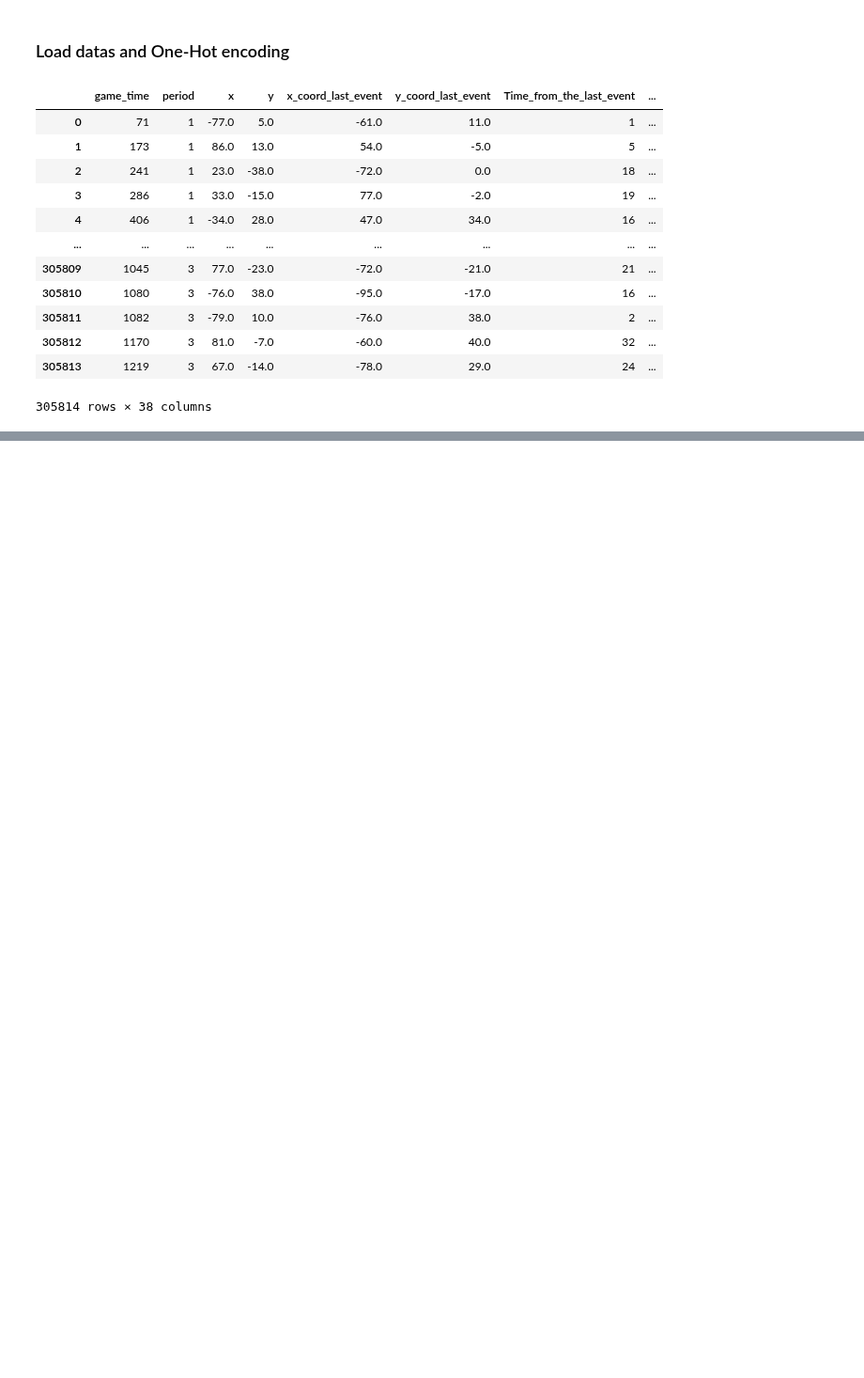
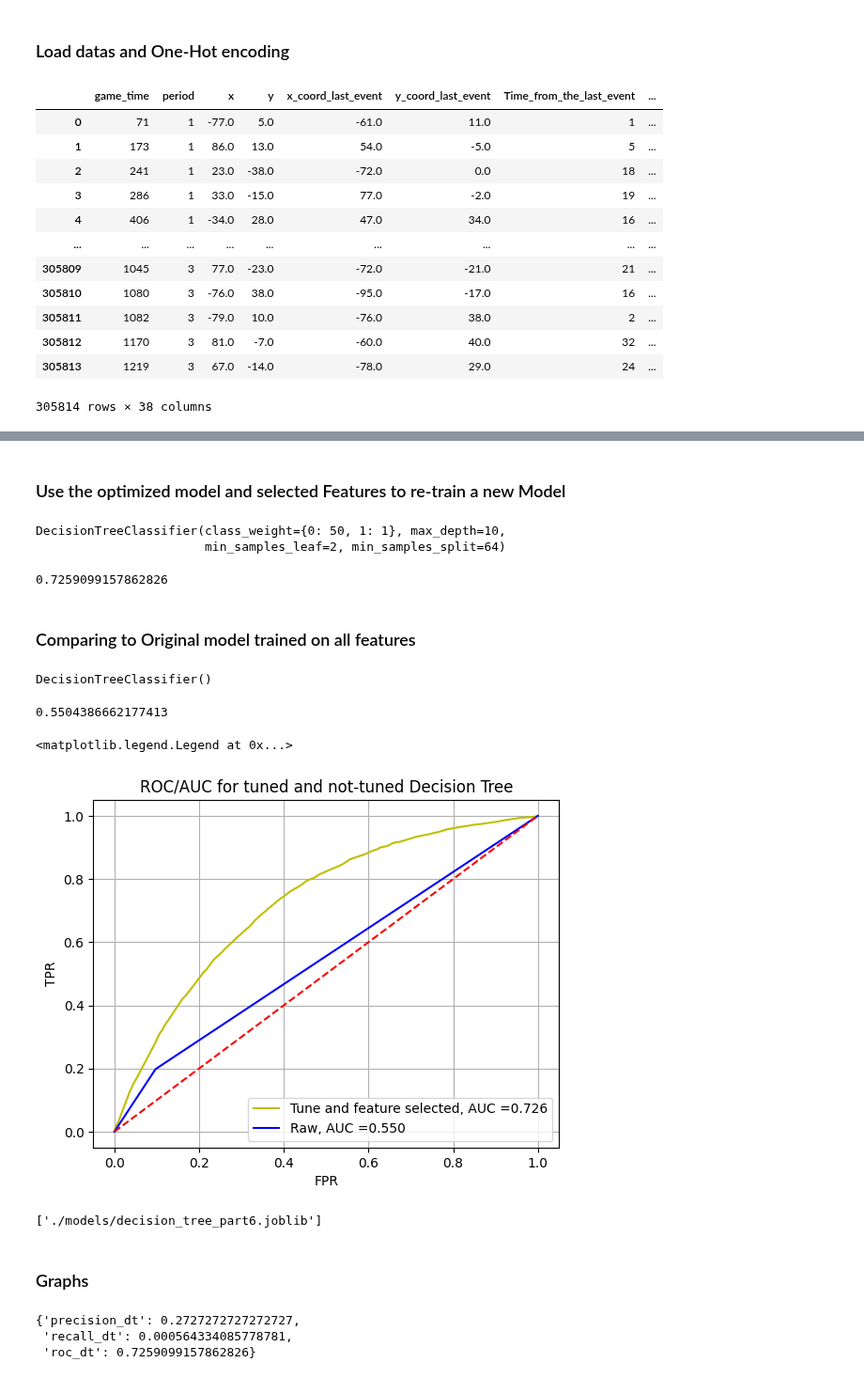
Before and after one commit to hfereidouni/DataScience, a Jupyter notebook: Milestone2/Part6_Models.ipynb, the cells around one changed output, grey strips where cells are left out. Shown at 94% size. Drawn from its saved outputs; the diff is of its cells as text; code cells hidden in the pictures; blank space fills up the shorter version.

```diff
--- a/Milestone2/Part6_Models.ipynb
+++ b/Milestone2/Part6_Models.ipynb
@@ -123,0 +199,56 @@ fpr,tpr,threshold,roc_auc_score = roc_auc_plot(val_Y,clf.predict_proba(val_X_1),
+# %% [markdown]
+### Use the optimized model and selected Features to re-train a new Model
+# %%
+dt_3 = tree.DecisionTreeClassifier(**best_params1)
+# %%
+dt_3.fit(train_X_rfe,train_Y)
+# %% [output]
+DecisionTreeClassifier(class_weight={0: 50, 1: 1}, max_depth=10,
+                       min_samples_leaf=2, min_samples_split=64)
+# %%
+roc_auc_score(y_true=val_Y,y_score=dt_3.predict_proba(val_X_rfe)[:,1])
+# %% [output]
+0.7259099157862826
+# %% [markdown]
+### Comparing to Original model trained on all features
+# %%
+dt_raw = tree.DecisionTreeClassifier()
+dt_raw.fit(train_X,train_Y)
+# %% [output]
+DecisionTreeClassifier()
+# %%
+roc_auc_score(y_true=val_Y,y_score=dt_raw.predict_proba(val_X)[:,1])
+# %% [output]
+0.5504386662177413
+# %%
+val_res_3= dt_3.predict_proba(val_X_rfe)[:,1]
+val_res_raw = dt_raw.predict_proba(val_X)[:,1]
+# %%
+fpr_3,tpr_3,threshold_3 = metrics.roc_curve(val_Y,val_res_3)
+fpr_raw,tpr_raw,threshold_raw = metrics.roc_curve(val_Y,val_res_raw)
+
+auc_3 = metrics.auc(fpr_3,tpr_3)
+auc_raw = metrics.auc(fpr_raw,tpr_raw)
+
+plt.title(f'ROC/AUC for tuned and not-tuned Decision Tree')
+plt.plot(fpr_3,tpr_3,'y',label=f"Tune and feature selected, AUC =%0.3f"%auc_3)
+plt.plot(fpr_raw,tpr_raw,'b',label=f"Raw, AUC =%0.3f"%auc_raw)
+
+plt.plot([0, 1], [0, 1],'r--')
+plt.xlim([-0.05, 1.05])
+plt.ylim([-0.05, 1.05])
+plt.ylabel('TPR')
+plt.xlabel('FPR')
+plt.grid(True)
+plt.legend(loc="lower right")
+# %% [output]
+<matplotlib.legend.Legend at 0x...>
+[figure, added]
+# %%
+dt_path = './models/decision_tree_part6.joblib'
+dump(dt_3,dt_path)
+exp.log
+# %% [output]
+['./models/decision_tree_part6.joblib']
+# %% [markdown]
+### Graphs
@@ -123,0 +265,6 @@ fpr,tpr,threshold,roc_auc_score = roc_auc_plot(val_Y,clf.predict_proba(val_X_1),
+# %%
+metrics
+# %% [output]
+{'precision_dt': 0.2727272727272727,
+ 'recall_dt': 0.000564334085778781,
+ 'roc_dt': 0.7259099157862826}
```
Also changed, not shown: parts of 26 cells of this notebook.
